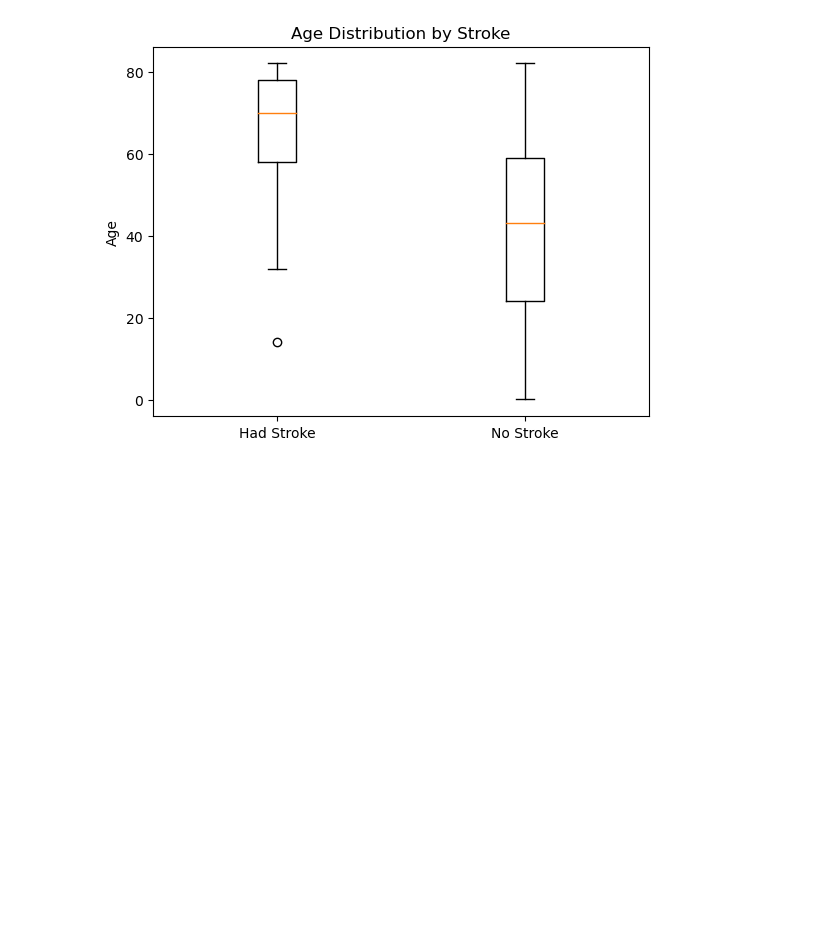
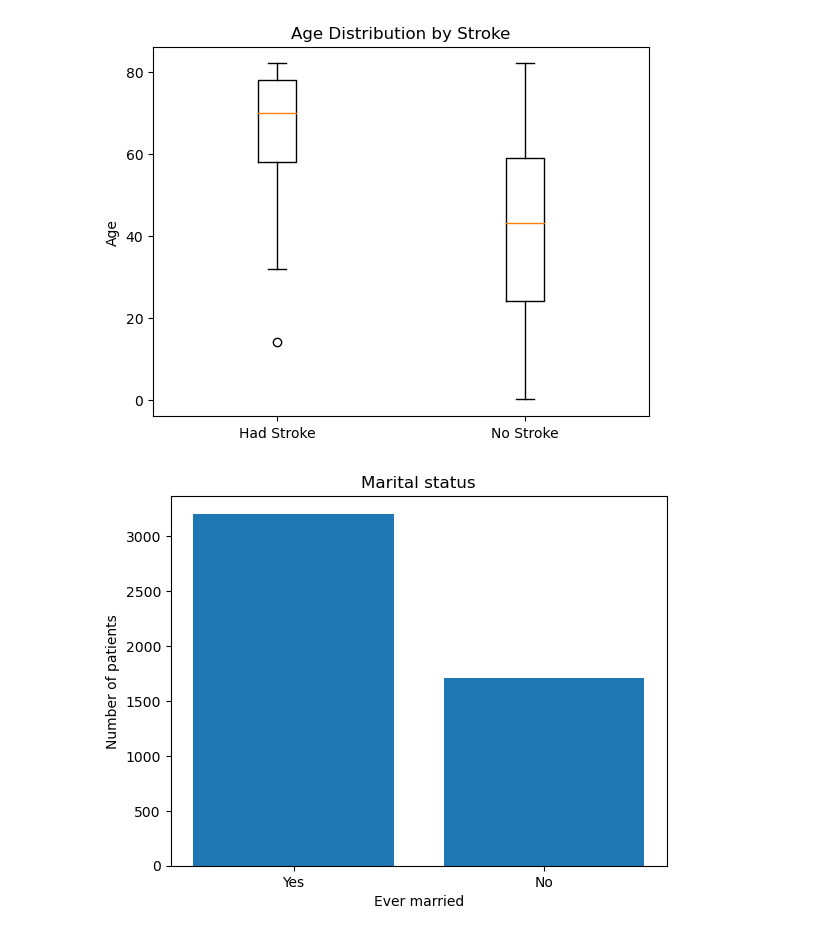
Before and after one commit to amira-bendjama/PREDICTING-STROKES-PYSPARK, a Jupyter notebook: DSCI632-PREDICTING-STROKE-PYSPARK.ipynb, the cells around one changed output. Drawn from its saved outputs; the diff is of its cells as text; code cells hidden in the pictures; blank space fills up the shorter version.

Commit message:
eda status

```diff
--- a/DSCI632-PREDICTING-STROKE-PYSPARK.ipynb
+++ b/DSCI632-PREDICTING-STROKE-PYSPARK.ipynb
@@ -233,3 +233,14 @@ ax.set_title('Age Distribution by Stroke')
 plt.show()
 # %% [output]
 [figure]
+# %%
+yes = df.filter(df.ever_married == 'Yes').count()
+no = df.filter(df.ever_married == 'No').count()
+
+plt.bar(["Yes", "No"], [yes, no])
+plt.xlabel("Ever married")
+plt.ylabel("Number of patients")
+plt.title("Marital status")
+plt.show()
+# %% [output]
+[figure, added]
```
Also changed, not shown: parts of 3 cells of this notebook.
